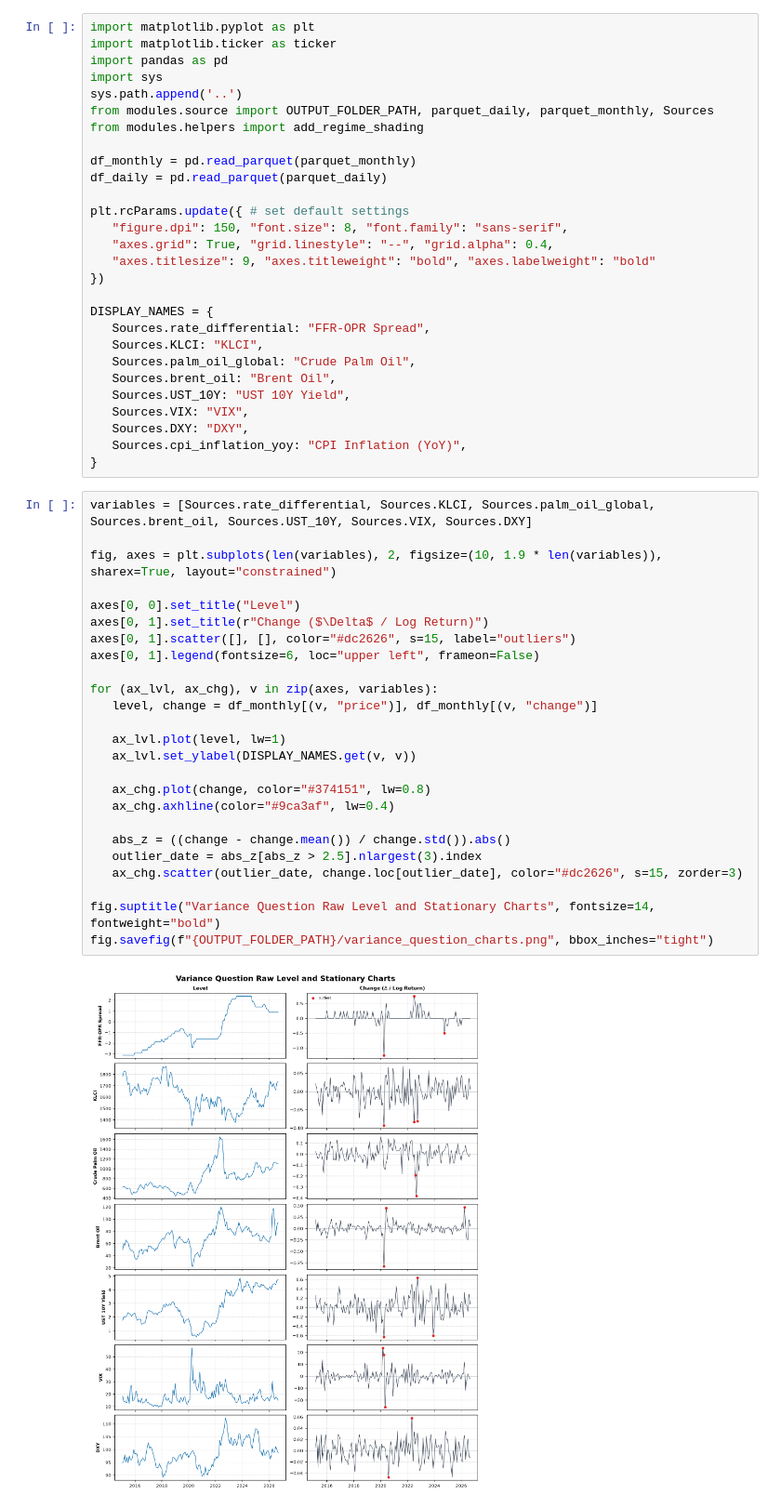
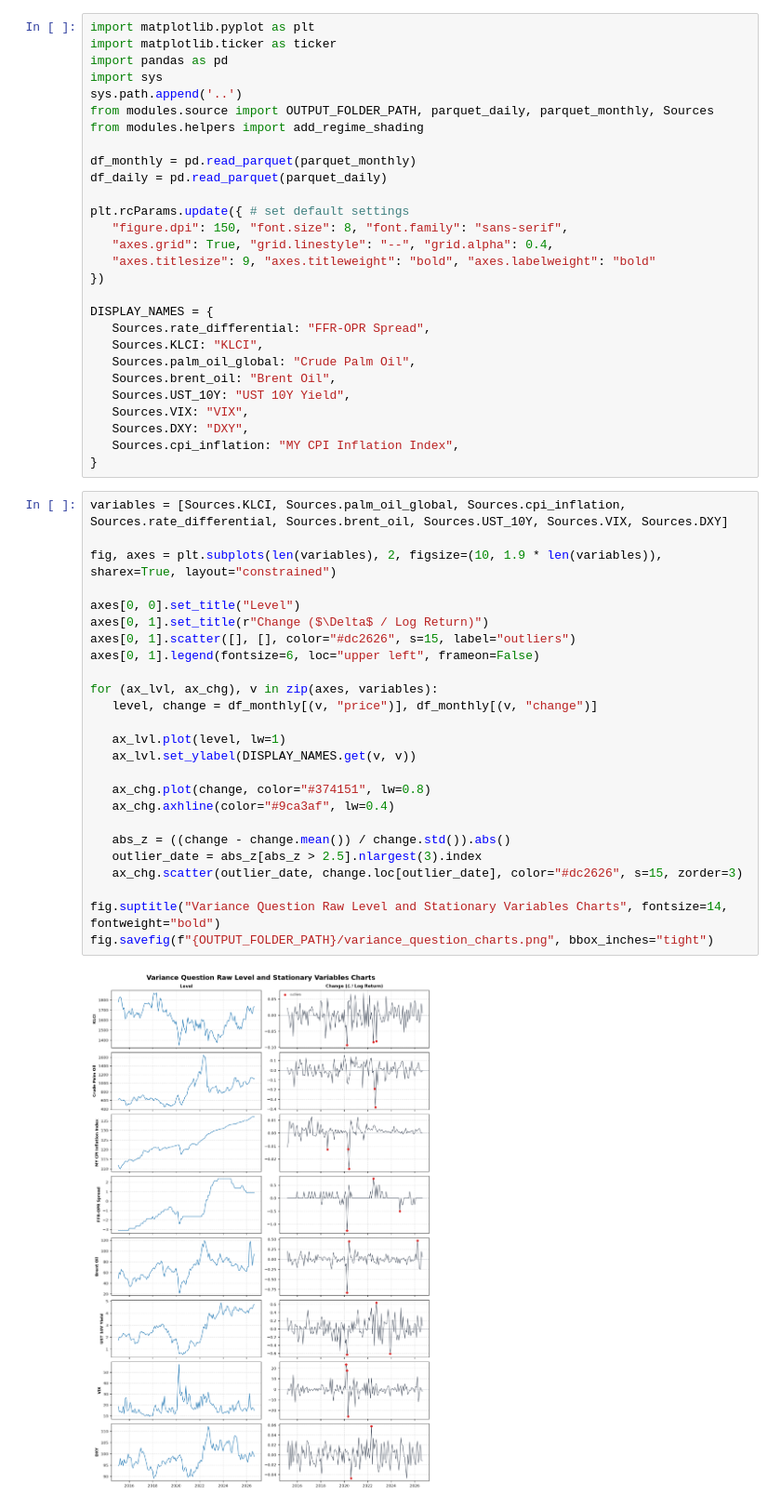
Before and after one commit to tonycpmeum/Global-to-Local-Transmission, a Jupyter notebook: notebook/04_visual.ipynb, the cells around one changed output. Shown at 93% size. Drawn from its saved outputs; the diff is of its cells as text.

Commit message:
add ssl to request, inflation YoY to MoM

```diff
--- a/notebook/04_visual.ipynb
+++ b/notebook/04_visual.ipynb
@@ -24,32 +24,32 @@ DISPLAY_NAMES = {
    Sources.UST_10Y: "UST 10Y Yield",
    Sources.VIX: "VIX",
    Sources.DXY: "DXY",
-   Sources.cpi_inflation_yoy: "CPI Inflation (YoY)",
+   Sources.cpi_inflation: "MY CPI Inflation Index",
 }
 # %%
-variables = [Sources.rate_differential, Sources.KLCI, Sources.palm_oil_global, Sources.brent_oil, Sources.UST_10Y, Sources.VIX, Sources.DXY]
+variables = [Sources.KLCI, Sources.palm_oil_global, Sources.cpi_inflation, Sources.rate_differential, Sources.brent_oil, Sources.UST_10Y, Sources.VIX, Sources.DXY]
 
 fig, axes = plt.subplots(len(variables), 2, figsize=(10, 1.9 * len(variables)), sharex=True, layout="constrained")
 
 axes[0, 0].set_title("Level")
 axes[0, 1].set_title(r"Change ($\Delta$ / Log Return)")
 axes[0, 1].scatter([], [], color="#dc2626", s=15, label="outliers")
 axes[0, 1].legend(fontsize=6, loc="upper left", frameon=False)
 
 for (ax_lvl, ax_chg), v in zip(axes, variables):
    level, change = df_monthly[(v, "price")], df_monthly[(v, "change")]
 
    ax_lvl.plot(level, lw=1)
    ax_lvl.set_ylabel(DISPLAY_NAMES.get(v, v))
 
    ax_chg.plot(change, color="#374151", lw=0.8)
    ax_chg.axhline(color="#9ca3af", lw=0.4)
 
    abs_z = ((change - change.mean()) / change.std()).abs()
    outlier_date = abs_z[abs_z > 2.5].nlargest(3).index
    ax_chg.scatter(outlier_date, change.loc[outlier_date], color="#dc2626", s=15, zorder=3)
 
-fig.suptitle("Variance Question Raw Level and Stationary Charts", fontsize=14, fontweight="bold")
+fig.suptitle("Variance Question Raw Level and Stationary Variables Charts", fontsize=14, fontweight="bold")
 fig.savefig(f"{OUTPUT_FOLDER_PATH}/variance_question_charts.png", bbox_inches="tight")
 # %% [output]
-[figure, old version]
+[figure, new version]
```
Also changed, not shown: 17 other files.
